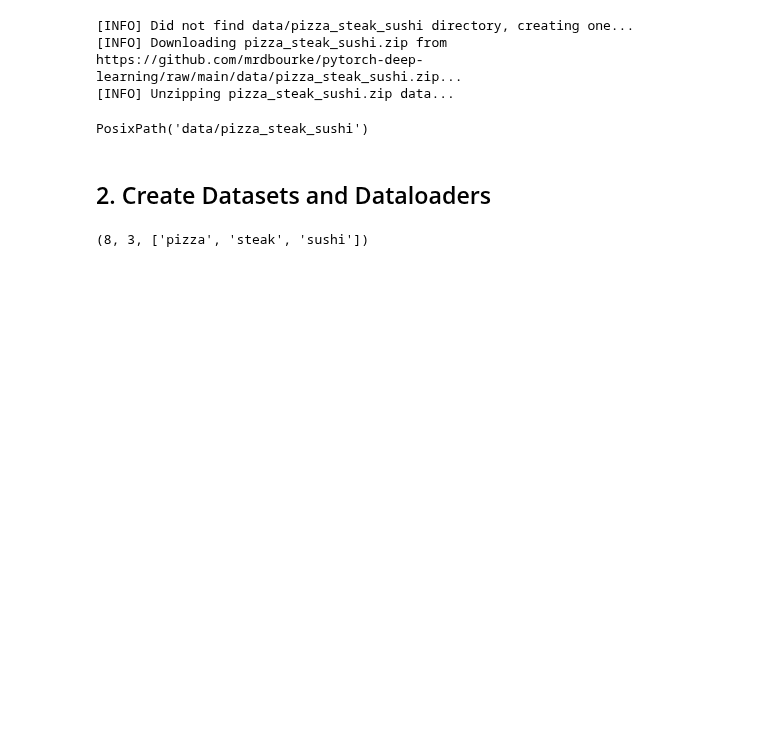
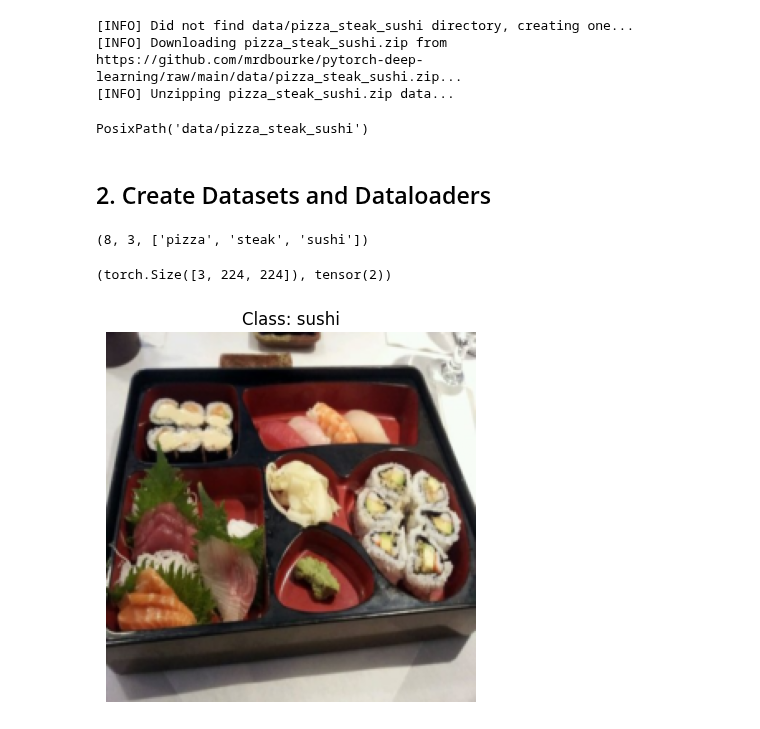
Before and after one commit to pouyarahmti/Pytorch-Deep-Learning-Bootcamp, a Jupyter notebook: 08_pytorch_paper_replicating.ipynb, the cells around one changed output. Cells and saved outputs as stored; diff of their text form; code cells hidden in the pictures; blank space fills up the shorter version.

Commit message:
Add some figures from the paper

```diff
--- a/08_pytorch_paper_replicating.ipynb
+++ b/08_pytorch_paper_replicating.ipynb
@@ -111,3 +111,22 @@ train_dataloaders, test_dataloaders, class_names = data_setup.create_dataloaders
 len(train_dataloaders), len(test_dataloaders), class_names
 # %% [output]
 (8, 3, ['pizza', 'steak', 'sushi'])
+# %%
+## 2.3 Visualiz a single image
+
+image_batch, label_batch = next(iter(train_dataloaders))
+
+# Get a single Image
+img, label = image_batch[0], label_batch[0]
+
+img.shape, label
+# %% [output]
+(torch.Size([3, 224, 224]), tensor(2))
+# %%
+# plot the image with matplotlib
+plt.imshow(img.permute(1, 2, 0))
+plt.title(f"Class: {class_names[label]}")
+plt.axis(False)
+plt.show()
+# %% [output]
+[figure, added]
```
Also changed, not shown: parts of 2 cells of this notebook.
